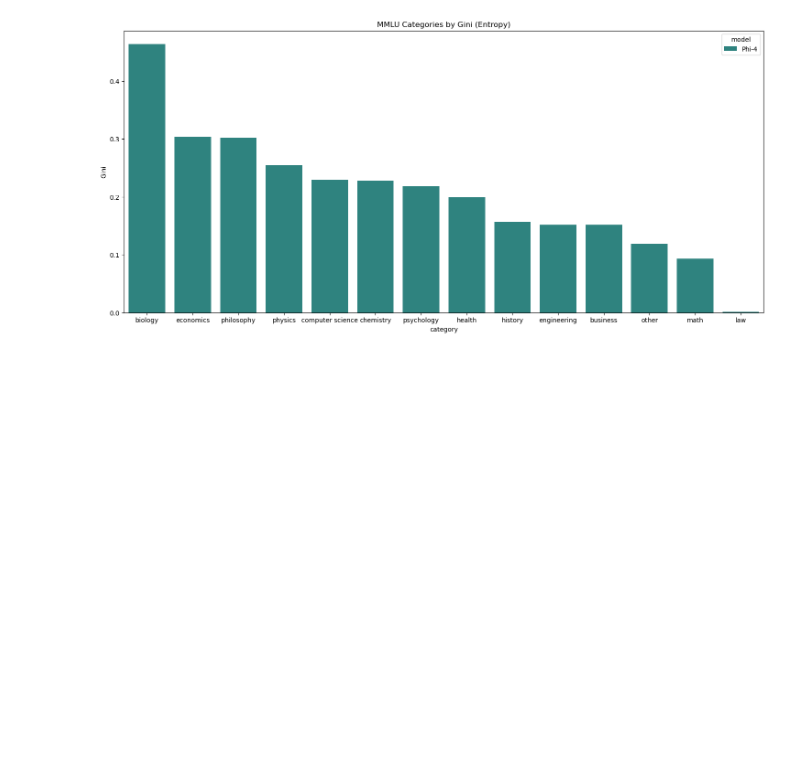
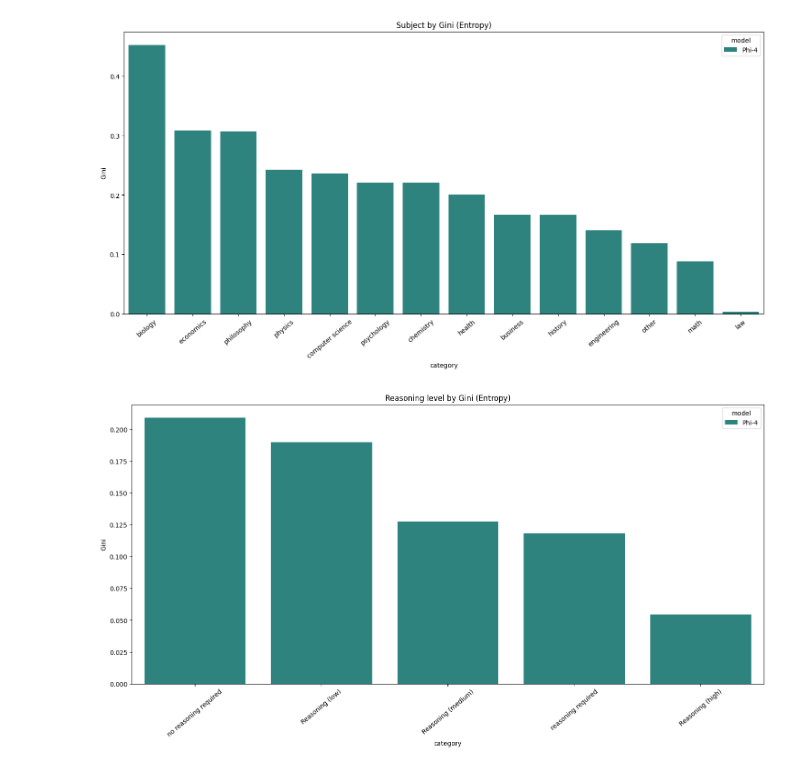
Before and after one commit to LabARSS/question-complextiy-estimation, a Jupyter notebook: notebooks/roc_auc.ipynb, the cells around one changed output. Saved outputs shown, nothing was run; the diff lists cells and outputs as text; code cells hidden in the pictures; blank space fills up the shorter version.

Commit message:
Add rocauc for reasoning

```diff
--- a/notebooks/roc_auc.ipynb
+++ b/notebooks/roc_auc.ipynb
@@ -32,0 +24,4 @@ ROC AUC Score: 0.5201677117761858
+# %%
+# Calculate the ROC AUC score
+roc_auc = roc_auc_score(y_true=mmlu_df["entropy_ans_correct_mistral"], y_score=mmlu_df["entropy_value_mistral"])
+print(f"ROC AUC Score: {roc_auc}")
@@ -208,23 +261,64 @@ Mistral Entropy:
 # %%
 def plot_top_categories(df, metric_col, title):
-    top_categories = df[
-        (df['metric'] == metric_col) &
-        (df['category'] != 'ALL')
-    ].sort_values(by='gini', ascending=False).head(15)
+    top_categories = (
+        df[
+            (df["metric"] == metric_col)
+            & (
+                ~df["category"].isin(
+                    [
+                        "ALL",
+                        "reasoning required",
+                        "no reasoning required",
+                        "Reasoning (low)",
+                        "Reasoning (medium)",
+                        "Reasoning (high)",
+                    ]
+                )
+            )
+        ]
+        .sort_values(by="gini", ascending=False)
+        .head(15)
+    )
 
     plt.figure(figsize=(18, 8))
-    sns.barplot(
-        data=top_categories,
-        x='category',
-        y='gini',
-        hue='model',
-        palette='viridis'
-    )
-    plt.title(f'MMLU Categories by Gini ({title})')
-    plt.ylabel('Gini')
+    sns.barplot(data=top_categories, x="category", y="gini", hue="model", palette="viridis")
+    plt.title(f"Subject by Gini ({title})")
+    plt.ylabel("Gini")
+    plt.xticks(rotation=40)
     plt.show()
 
-plot_top_categories(final_results, 'entropy_value_phi3', 'Entropy')
+
+def plot_reasoning(df, metric_col, title):
+    top_categories = (
+        df[
+            (df["metric"] == metric_col)
+            & (
+                df["category"].isin(
+                    [
+                        "reasoning required",
+                        "no reasoning required",
+                        "Reasoning (low)",
+                        "Reasoning (medium)",
+                        "Reasoning (high)",
+                    ]
+                )
+            )
+        ]
+        .sort_values(by="gini", ascending=False)
+        .head(15)
+    )
+
+    plt.figure(figsize=(18, 8))
+    sns.barplot(data=top_categories, x="category", y="gini", hue="model", palette="viridis")
+    plt.title(f"Reasoning level by Gini ({title})")
+    plt.ylabel("Gini")
+    plt.xticks(rotation=40)
+    plt.show()
+
+
+plot_top_categories(final_results, "entropy_value_phi3", "Entropy")
+plot_reasoning(final_results, "entropy_value_phi3", "Entropy")
 # %% [output]
-[figure, old version]
+[figure, new version]
+[figure, added]
 # %%
```
Also changed, not shown: parts of 18 cells of this notebook, 2 other files.
